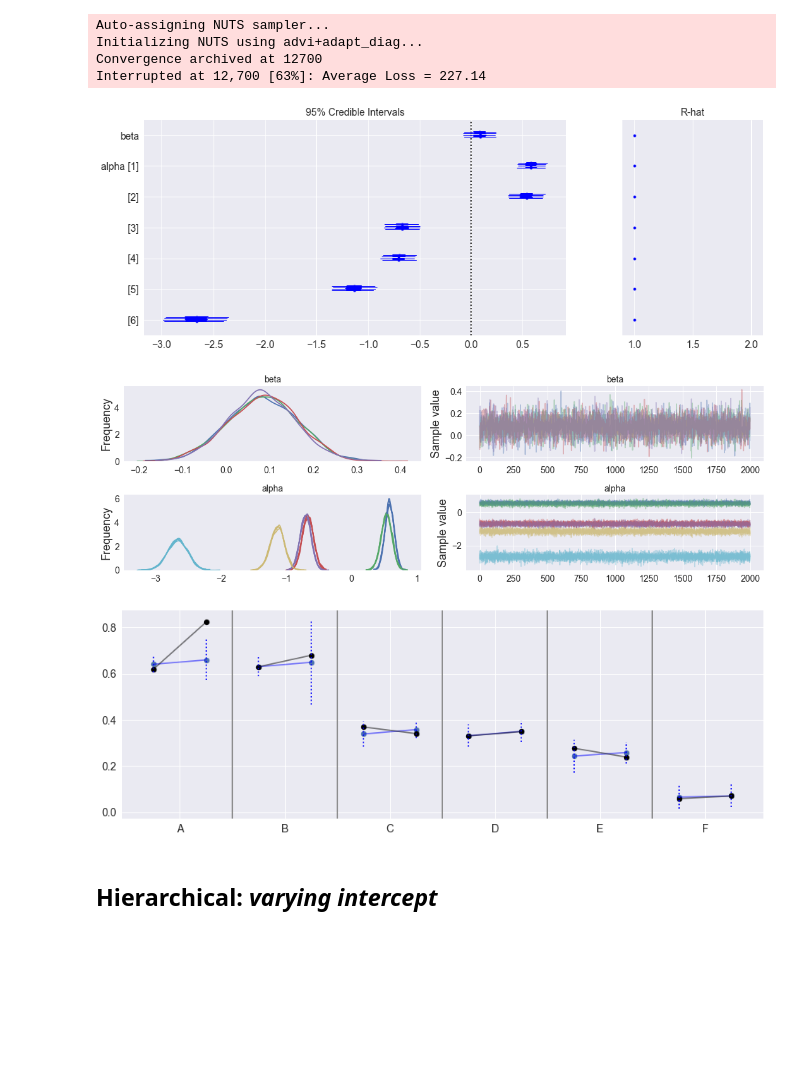
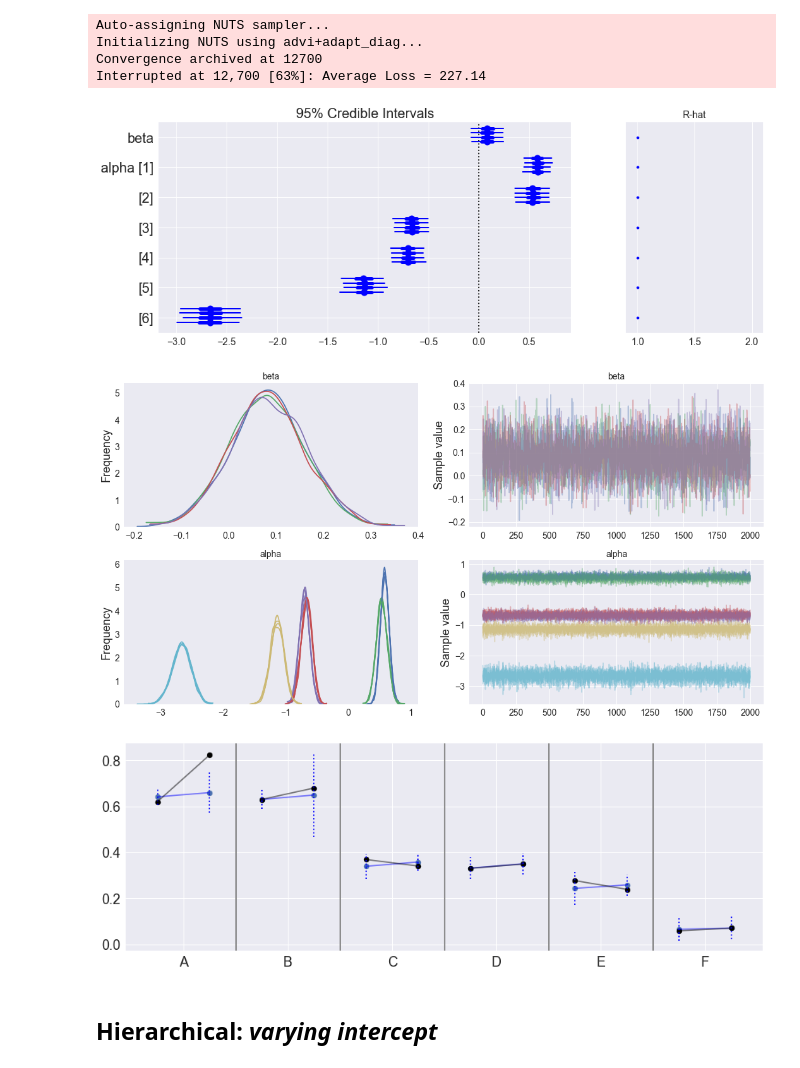
Before and after one commit to agarbuno/bayesreg, a Jupyter notebook: tutorial-p2.ipynb, the cells around one changed output. Cells and saved outputs as stored; diff of their text form; code cells hidden in the pictures; blank space fills up the shorter version.

```diff
--- a/tutorial-p2.ipynb
+++ b/tutorial-p2.ipynb
@@ -191,12 +190,0 @@ $$
-# %%
-with Model() as funpooled_model:
-    # Priors in regression coefficients
-    beta = Normal('beta', 0, sd=1e0, shape=n_depts)
-    alpha = Normal('alpha', 0, sd = 1e0, shape=n_depts)
-    # Linear model
-    theta = alpha[dept] + beta[dept] * gender
-
-    # To get posterior samples set as a deterministic transformation
-    p = pm.Deterministic('p', pm.invlogit(theta))
-
-    y = Binomial('y', n = df.applications, p = p, observed = df.admit)
@@ -266,13 +222,13 @@ Convergence archived at 12700
 Interrupted at 12,700 [63%]: Average Loss = 227.14
 # %%
 plt.figure(figsize=(15, 5))
-forestplot(unpooled_trace[1000:], varnames = ['beta', 'alpha']);
+forestplot(unpooled_trace[1000:], varnames = ['beta', 'alpha'], fontsize = 20, linewidth = 5, marker = 'o', markersize = 10, chain_spacing = .15);
 # %% [output]
-[figure, old version]
+[figure, new version]
 # %%
-pm.traceplot(unpooled_trace[1000:], varnames = ['beta', 'alpha'], figsize = (15, 5));
+pm.traceplot(unpooled_trace[1000:], varnames = ['beta', 'alpha'], figsize = (15, 8));
 # %% [output]
-[figure, old version]
+[figure, new version]
 # %%
 phat_unpooled = pd.Series(unpooled_trace[n_warm:]['p'].mean(axis = 0))
 pstd_unpooled = np.sqrt(phat_unpooled*(1 - phat_unpooled)/dfsort.applications)
@@ -285,9 +241,9 @@ for i in range(0,len(phat)-1,2):
 for i in range(0,len(phat)-1,2):
     plt.plot([i,i+1], [pobs[i], pobs[i+1]], 'k', alpha = .5)
 for xc in x_loc: plt.axvline(x=xc, color = 'gray')
-plt.xticks(np.arange(0,12,2)+.5, df.dept.unique());
+plt.xticks(np.arange(0,12,2)+.5, df.dept.unique(), fontsize = 18); plt.yticks(fontsize = 18);
 # %% [output]
-[figure, old version]
+[figure, new version]
 # %% [markdown]
 ## Hierarchical: *varying intercept*
 # %% [markdown]
```
Also changed, not shown: parts of 82 cells of this notebook, 3 other files.
